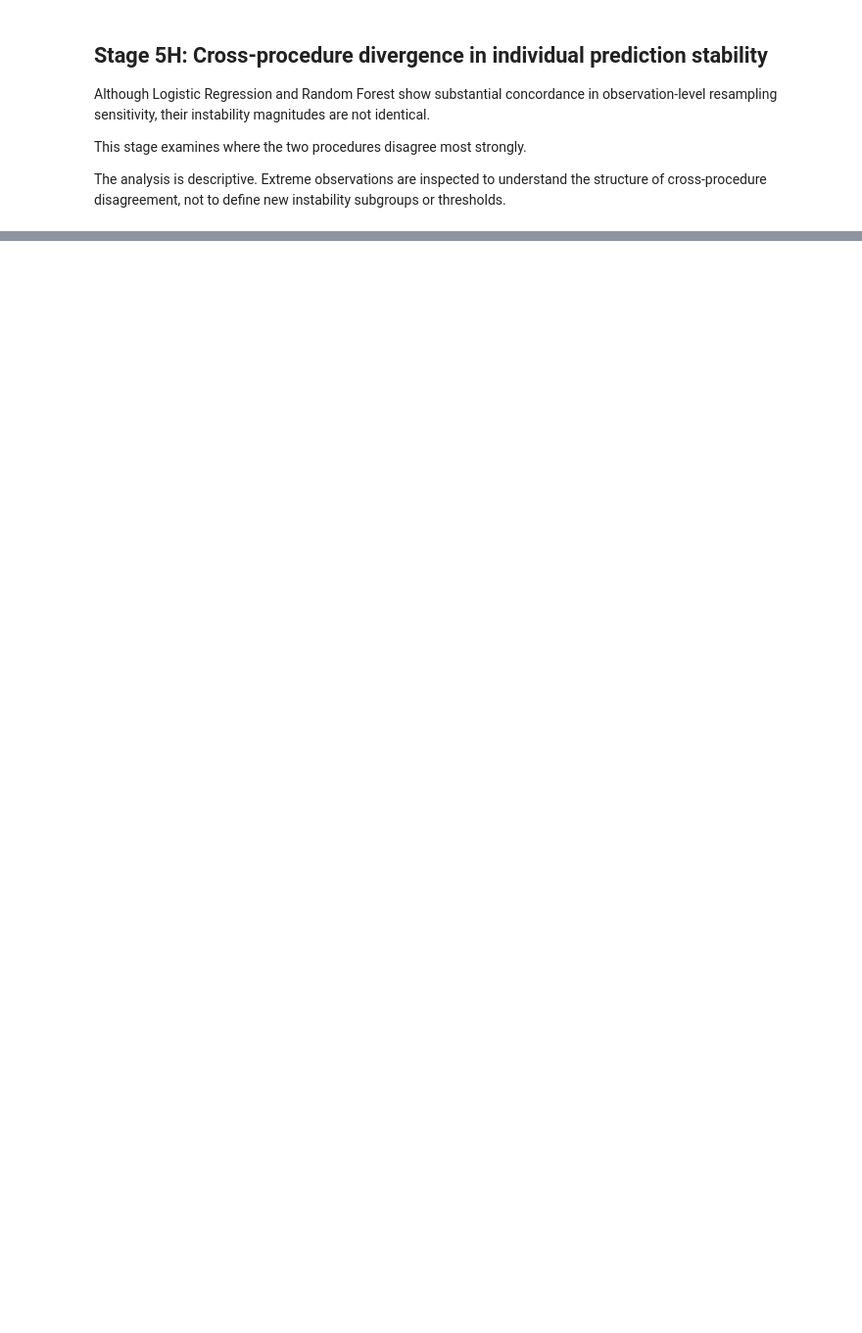
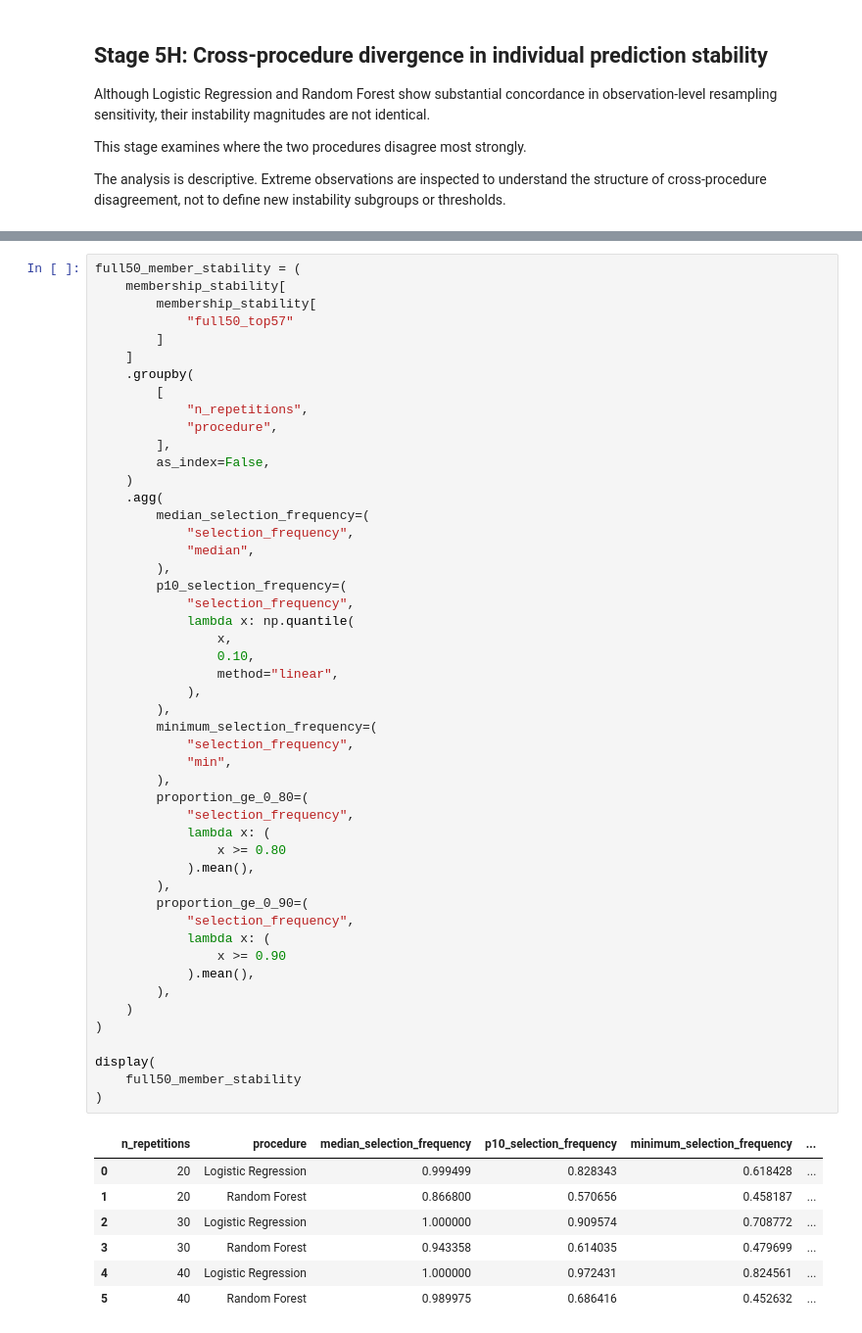
Before and after one commit to koalaresearch/WDBC-prediction-stability, a Jupyter notebook: 01_wdbc_prediction_stability.ipynb, the cells around one changed output, grey strips where cells are left out. Shown at 98% size. Cells and saved outputs as stored; diff of their text form; blank space fills up the shorter version.

```diff
--- a/01_wdbc_prediction_stability.ipynb
+++ b/01_wdbc_prediction_stability.ipynb
@@ -3142,0 +4424,57 @@ print(upper_tail_summary.to_string(index=False))
+# %%
+full50_member_stability = (
+    membership_stability[
+        membership_stability[
+            "full50_top57"
+        ]
+    ]
+    .groupby(
+        [
+            "n_repetitions",
+            "procedure",
+        ],
+        as_index=False,
+    )
+    .agg(
+        median_selection_frequency=(
+            "selection_frequency",
+            "median",
+        ),
+        p10_selection_frequency=(
+            "selection_frequency",
+            lambda x: np.quantile(
+                x,
+                0.10,
+                method="linear",
+            ),
+        ),
+        minimum_selection_frequency=(
+            "selection_frequency",
+            "min",
+        ),
+        proportion_ge_0_80=(
+            "selection_frequency",
+            lambda x: (
+                x >= 0.80
+            ).mean(),
+        ),
+        proportion_ge_0_90=(
+            "selection_frequency",
+            lambda x: (
+                x >= 0.90
+            ).mean(),
+        ),
+    )
+)
+
+display(
+    full50_member_stability
+)
+# %% [output]
+|  | n_repetitions | procedure | median_selection_frequency | p10_selection_frequency | minimum_selection_frequency | ... |
+| 0 | 20 | Logistic Regression | 0.999499 | 0.828343 | 0.618428 | ... |
+| 1 | 20 | Random Forest | 0.866800 | 0.570656 | 0.458187 | ... |
+| 2 | 30 | Logistic Regression | 1.000000 | 0.909574 | 0.708772 | ... |
+| 3 | 30 | Random Forest | 0.943358 | 0.614035 | 0.479699 | ... |
+| 4 | 40 | Logistic Regression | 1.000000 | 0.972431 | 0.824561 | ... |
+| 5 | 40 | Random Forest | 0.989975 | 0.686416 | 0.452632 | ... |
```
Also changed, not shown: parts of 71 cells of this notebook, 6 other files.
